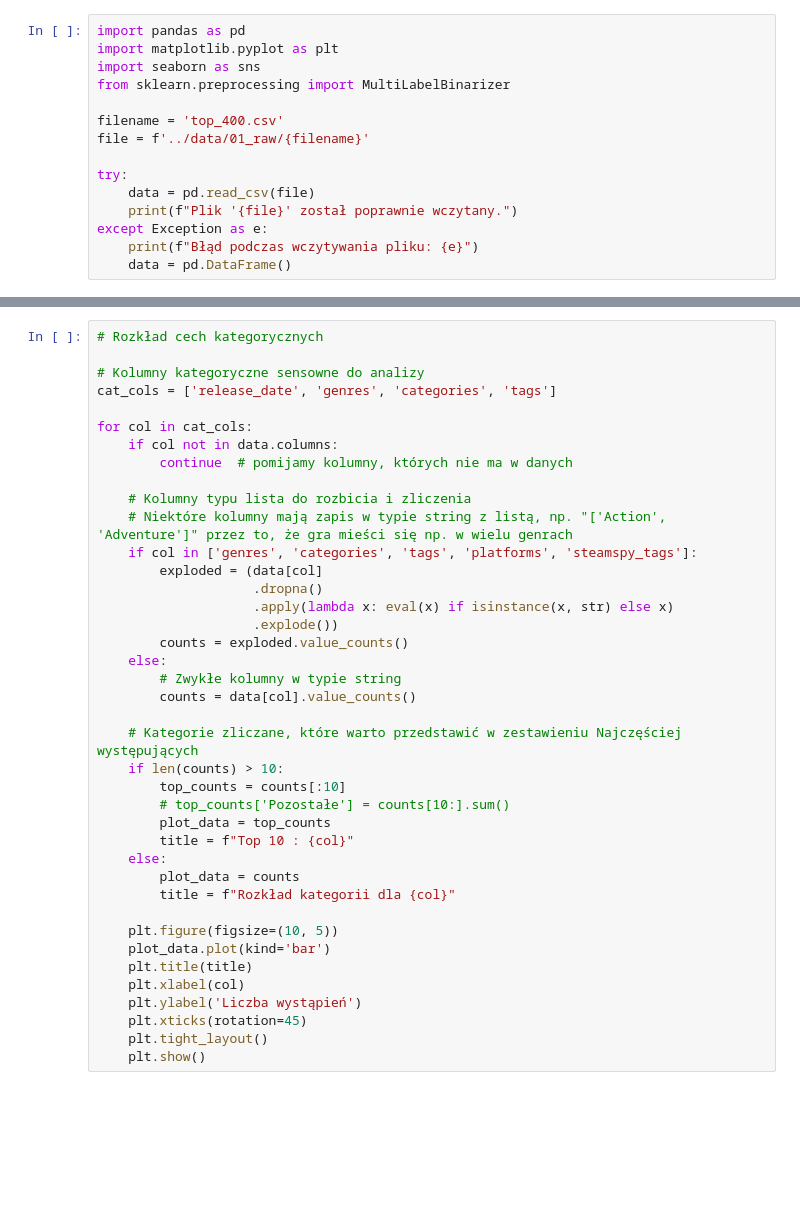
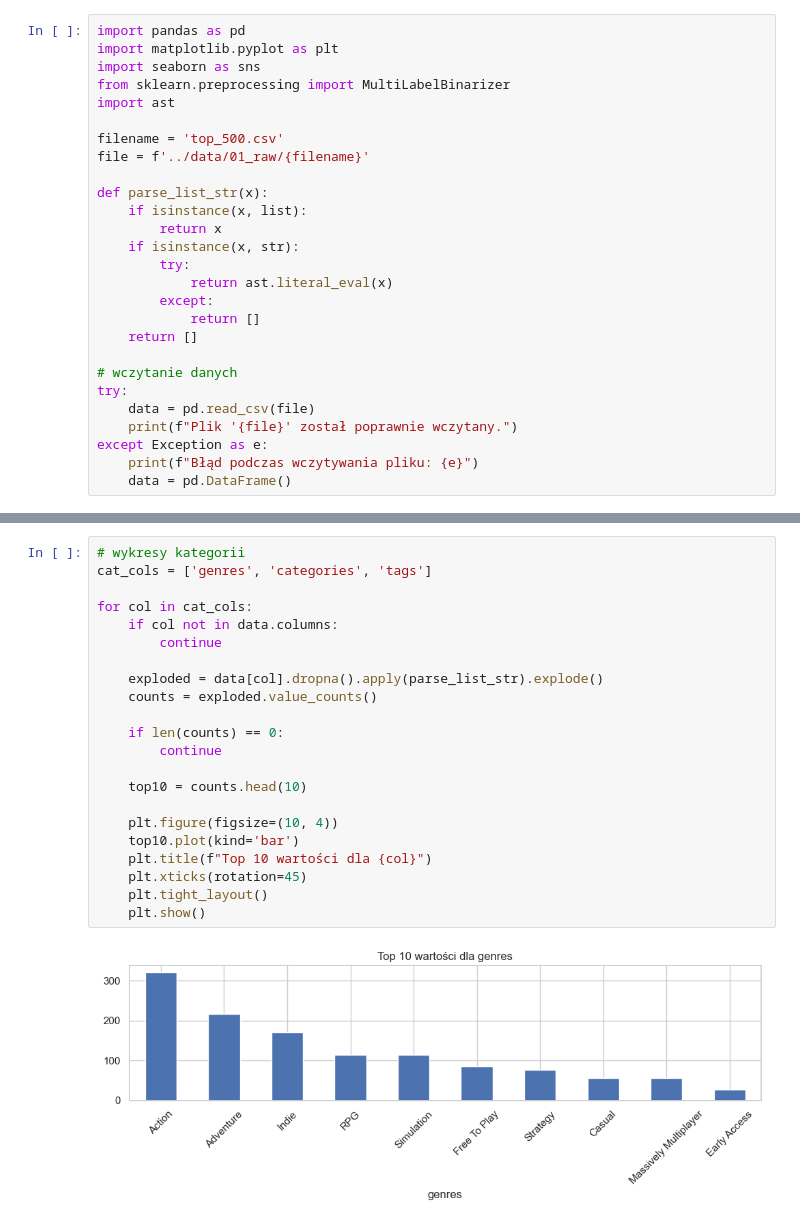
Before and after one commit to jbzurek/GameRate, a Jupyter notebook: notebooks/01_eda.ipynb, the cells around one changed output, grey strips where cells are left out. Cells and saved outputs as stored; diff of their text form; blank space fills up the shorter version.

```diff
--- a/notebooks/01_eda.ipynb
+++ b/notebooks/01_eda.ipynb
@@ -3,10 +3,22 @@ import pandas as pd
 import matplotlib.pyplot as plt
 import seaborn as sns
 from sklearn.preprocessing import MultiLabelBinarizer
+import ast
 
-filename = 'top_400.csv'
+filename = 'top_500.csv'
 file = f'../data/01_raw/{filename}'
 
+def parse_list_str(x):
+    if isinstance(x, list):
+        return x
+    if isinstance(x, str):
+        try:
+            return ast.literal_eval(x)
+        except:
+            return []
+    return []
+
+# wczytanie danych
 try:
     data = pd.read_csv(file)
     print(f"Plik '{file}' został poprawnie wczytany.")
@@ -59,40 +86,24 @@ plt.show()
-# %%
-# Rozkład cech kategorycznych
-
-# Kolumny kategoryczne sensowne do analizy
-cat_cols = ['release_date', 'genres', 'categories', 'tags']
-
-for col in cat_cols:
-    if col not in data.columns:
-        continue  # pomijamy kolumny, których nie ma w danych
-
-    # Kolumny typu lista do rozbicia i zliczenia
-    # Niektóre kolumny mają zapis w typie string z listą, np. "['Action', 'Adventure']" przez to, że gra mieści się np. w wielu genrach
-    if col in ['genres', 'categories', 'tags', 'platforms', 'steamspy_tags']:
-        exploded = (data[col]
-                    .dropna()
-                    .apply(lambda x: eval(x) if isinstance(x, str) else x)
-                    .explode())
-        counts = exploded.value_counts()
-    else:
-        # Zwykłe kolumny w typie string
-        counts = data[col].value_counts()
-
-    # Kategorie zliczane, które warto przedstawić w zestawieniu Najczęściej występujących
-    if len(counts) > 10:
-        top_counts = counts[:10]
-        # top_counts['Pozostałe'] = counts[10:].sum()
-        plot_data = top_counts
-        title = f"Top 10 : {col}"
-    else:
-        plot_data = counts
-        title = f"Rozkład kategorii dla {col}"
-
-    plt.figure(figsize=(10, 5))
-    plot_data.plot(kind='bar')
-    plt.title(title)
-    plt.xlabel(col)
-    plt.ylabel('Liczba wystąpień')
-    plt.xticks(rotation=45)
-    plt.tight_layout()
-    plt.show()
+# %%
+# wykresy kategorii
+cat_cols = ['genres', 'categories', 'tags']
+
+for col in cat_cols:
+    if col not in data.columns:
+        continue
+
+    exploded = data[col].dropna().apply(parse_list_str).explode()
+    counts = exploded.value_counts()
+
+    if len(counts) == 0:
+        continue
+
+    top10 = counts.head(10)
+
+    plt.figure(figsize=(10, 4))
+    top10.plot(kind='bar')
+    plt.title(f"Top 10 wartości dla {col}")
+    plt.xticks(rotation=45)
+    plt.tight_layout()
+    plt.show()
+# %% [output]
+[figure, added]
```
Also changed, not shown: parts of 11 cells of this notebook, 6 other files.
